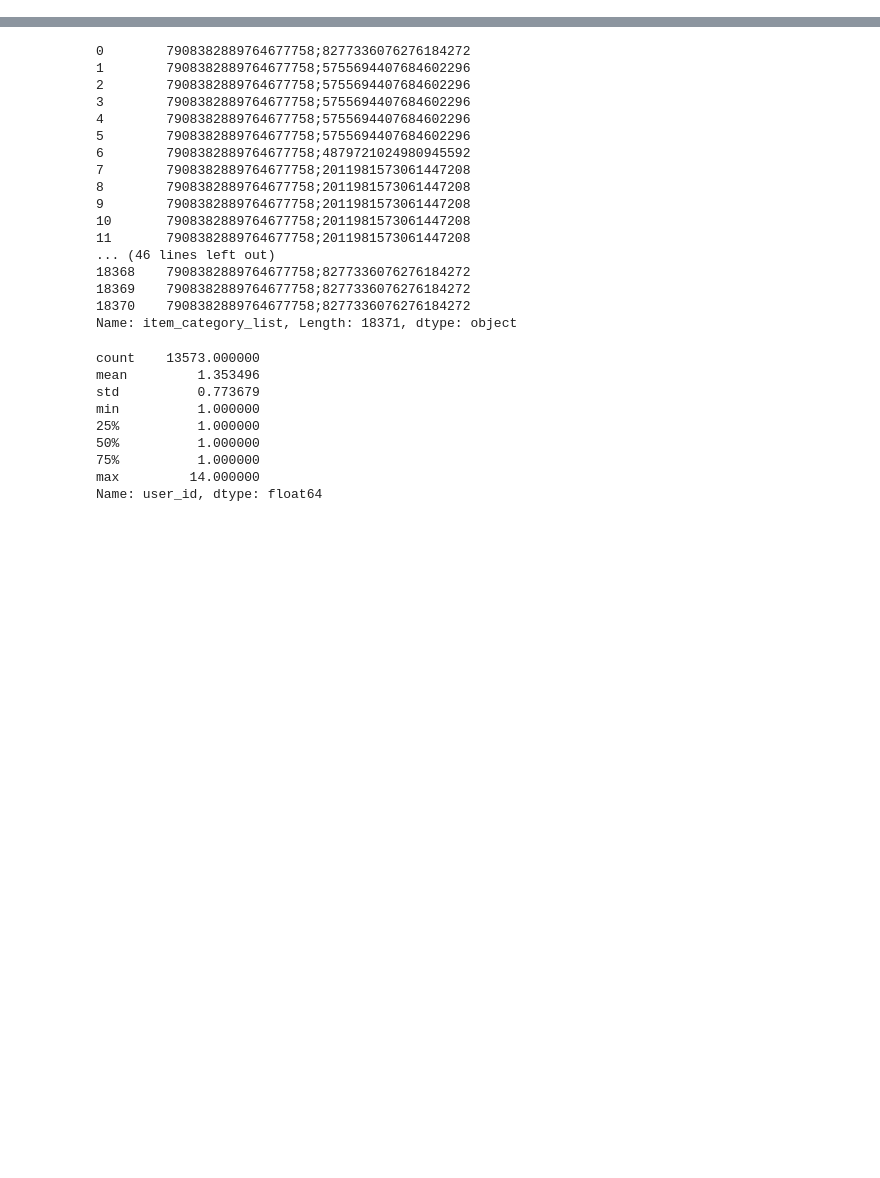
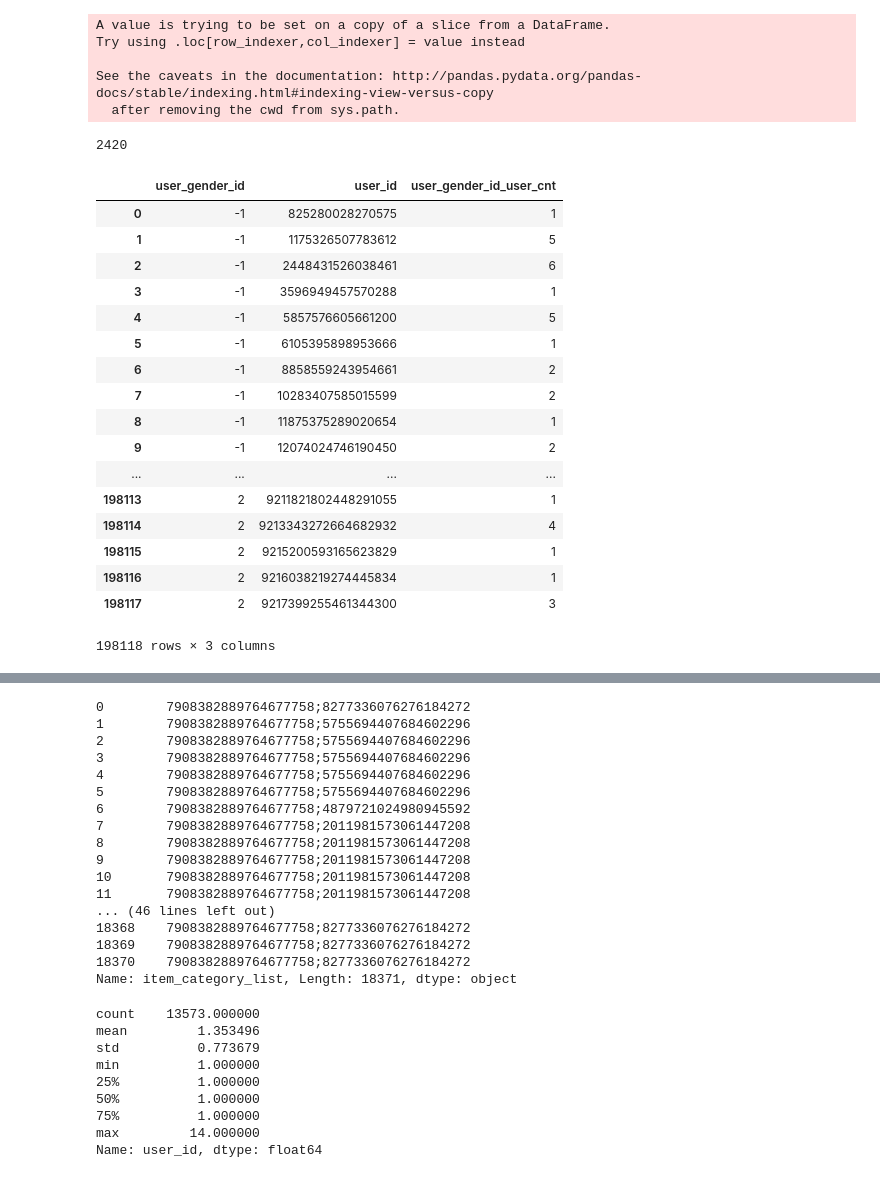
Before and after one commit to MaoLi2018/advertisment, a Jupyter notebook: Code/DAE.ipynb, the cells around one changed output, grey strips where cells are left out. Cells and saved outputs as stored; diff of their text form; code cells hidden in the pictures; blank space fills up the shorter version.

```diff
--- a/Code/DAE.ipynb
+++ b/Code/DAE.ipynb
@@ -33,3 +34,14 @@ dfTest = pd.read_table(dataDir+testFile,sep=' ')
 
 dfTrain = process(dfTrain)
 dfTest = process(dfTest)
+# %%
+tmp = dfTrain.loc[dfTrain.duplicated(['user_id','item_id'],False)]
+#.sort_values(['user_id','item_id','context_timestamp'])['is_trade'].mean()
+
+tmp['Rank'] = tmp.groupby(['user_id','item_id'])['context_timestamp'].rank()
+# %% [output]
+A value is trying to be set on a copy of a slice from a DataFrame.
+Try using .loc[row_indexer,col_indexer] = value instead
+
+See the caveats in the documentation: http://pandas.pydata.org/pandas-docs/stable/indexing.html#indexing-view-versus-copy
+  after removing the cwd from sys.path.
@@ -35,0 +55,25 @@ dfTest = process(dfTest)
+# %%
+dfTrain.loc[dfTrain['user_id'].isin(user_list),'is_trade'].count()
+# %% [output]
+2420
+# %%
+itemcnt
+# %% [output]
+|  | user_gender_id | user_id | user_gender_id_user_cnt |
+| 0 | -1 | 825280028270575 | 1 |
+| 1 | -1 | 1175326507783612 | 5 |
+| 2 | -1 | 2448431526038461 | 6 |
+| 3 | -1 | 3596949457570288 | 1 |
+| 4 | -1 | 5857576605661200 | 5 |
+| 5 | -1 | 6105395898953666 | 1 |
+| 6 | -1 | 8858559243954661 | 2 |
+| 7 | -1 | 10283407585015599 | 2 |
+| 8 | -1 | 11875375289020654 | 1 |
+| 9 | -1 | 12074024746190450 | 2 |
+| ... | ... | ... | ... |
+| 198113 | 2 | 9211821802448291055 | 1 |
+| 198114 | 2 | 9213343272664682932 | 4 |
+| 198115 | 2 | 9215200593165623829 | 1 |
+| 198116 | 2 | 9216038219274445834 | 1 |
+| 198117 | 2 | 9217399255461344300 | 3 |
+198118 rows × 3 columns
```
Also changed, not shown: parts of 8 cells of this notebook, 2 other files.
